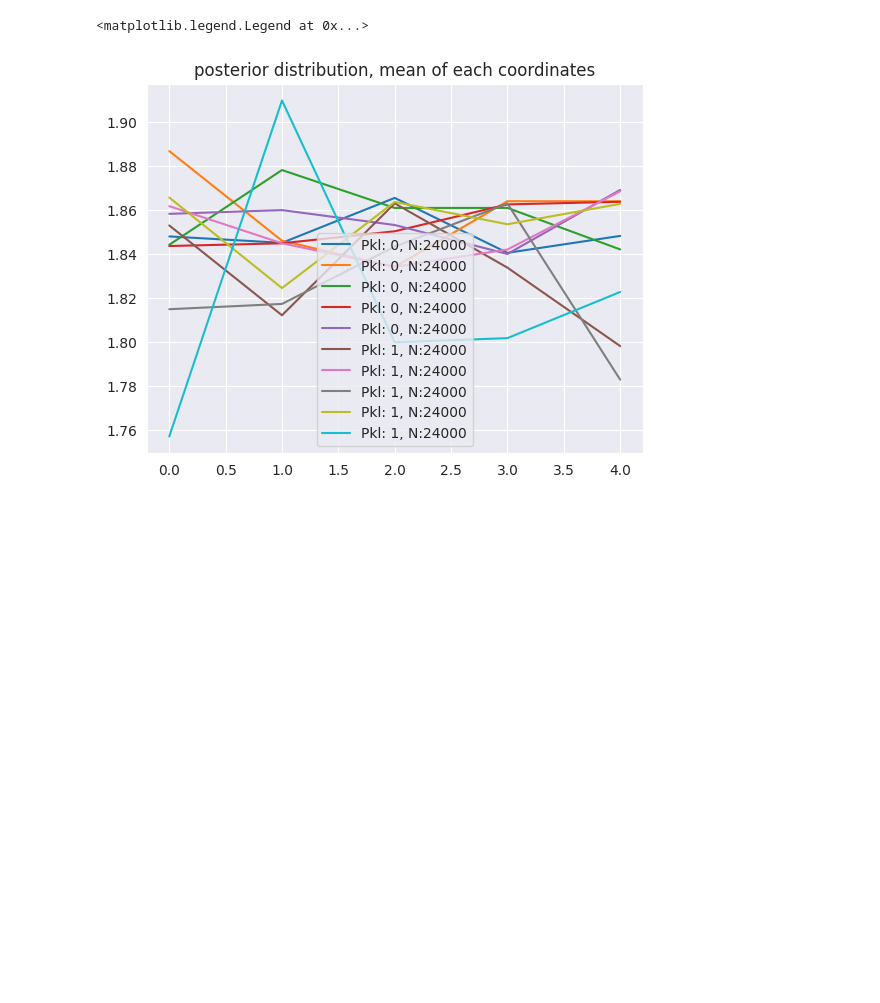
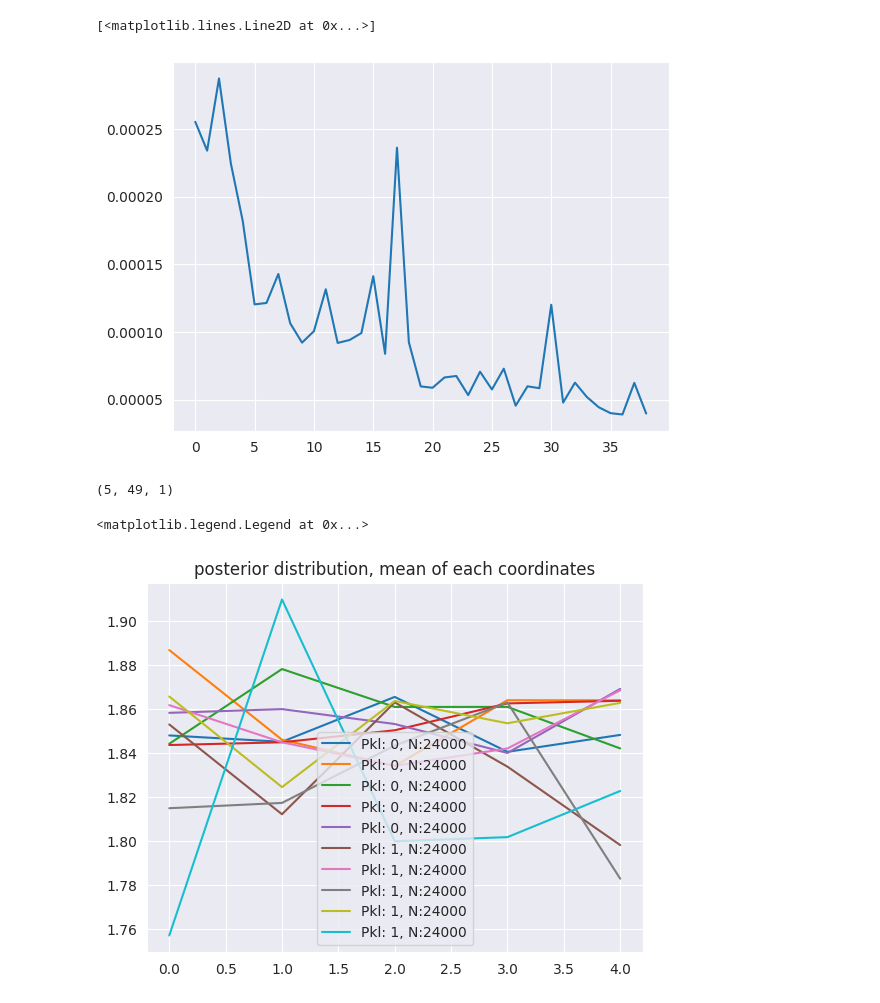
Before and after one commit to ylefay/adaptive_smc_tempering, a Jupyter notebook: adaptative_smc/read.ipynb, the cells around one changed output. Saved outputs shown, nothing was run; the diff lists cells and outputs as text; code cells hidden in the pictures; blank space fills up the shorter version.

```diff
--- a/adaptative_smc/read.ipynb
+++ b/adaptative_smc/read.ipynb
@@ -19,3 +76,12 @@ PKL_titles
+# %%
+plt.plot(PKLs[0]['res'][5][..., -1][...,10:].mean(axis=0).T/16000)
+# %% [output]
+[<matplotlib.lines.Line2D at 0x...>]
+[figure, added]
+# %%
+PKLs[1]['res'][5].shape
+# %% [output]
+(5, 49, 1)
 # %%
 for idx in range(n):
     plt.plot(np.mean(PKLs[idx]['res'][0][:,-1], axis=[1, 2]).T, label=f'Pkl: {idx}, N:{np.prod(PKLs[idx]['res'][0][-1].shape[1:3])}')
```
Also changed, not shown: parts of 5 cells of this notebook, 6 other files.
